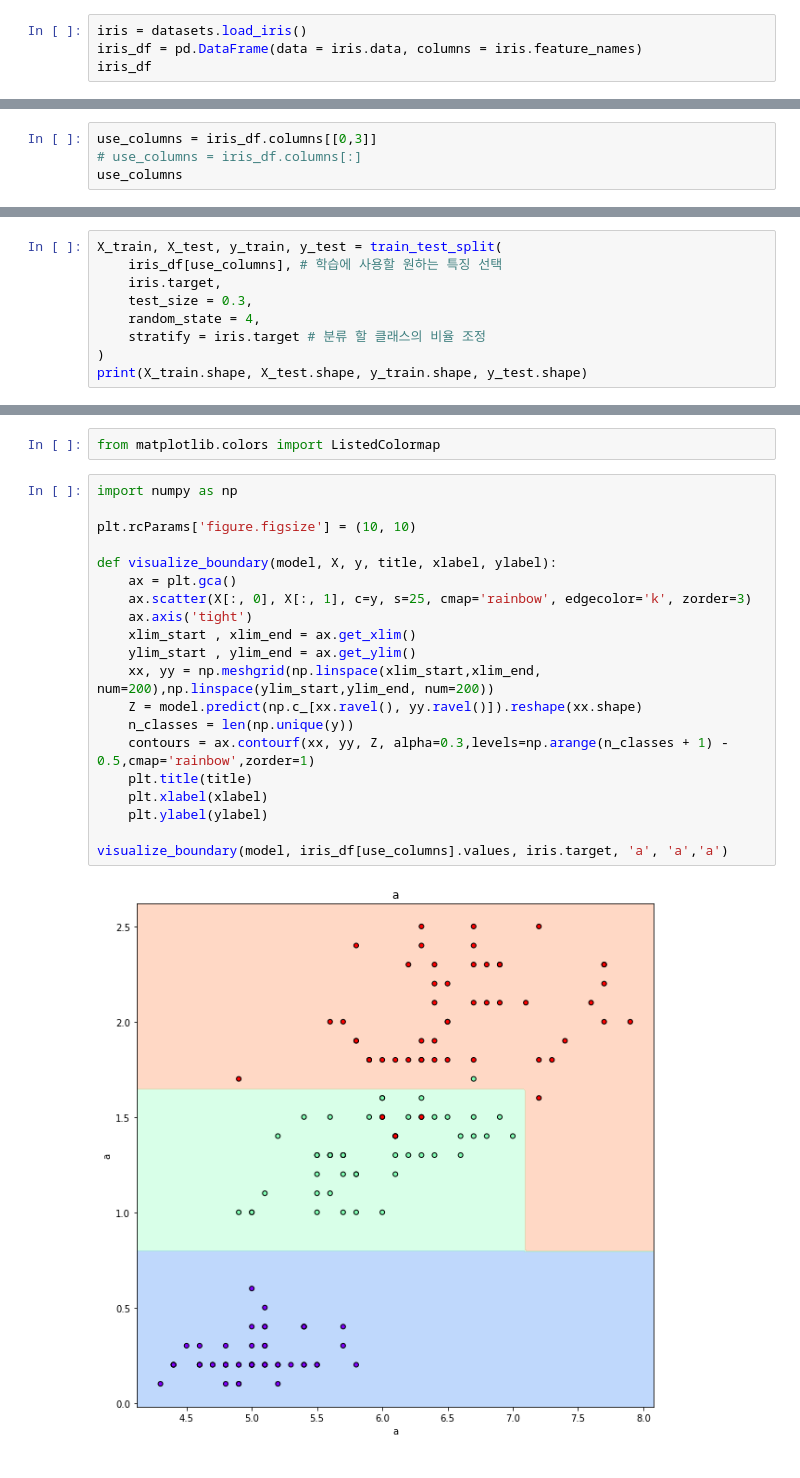
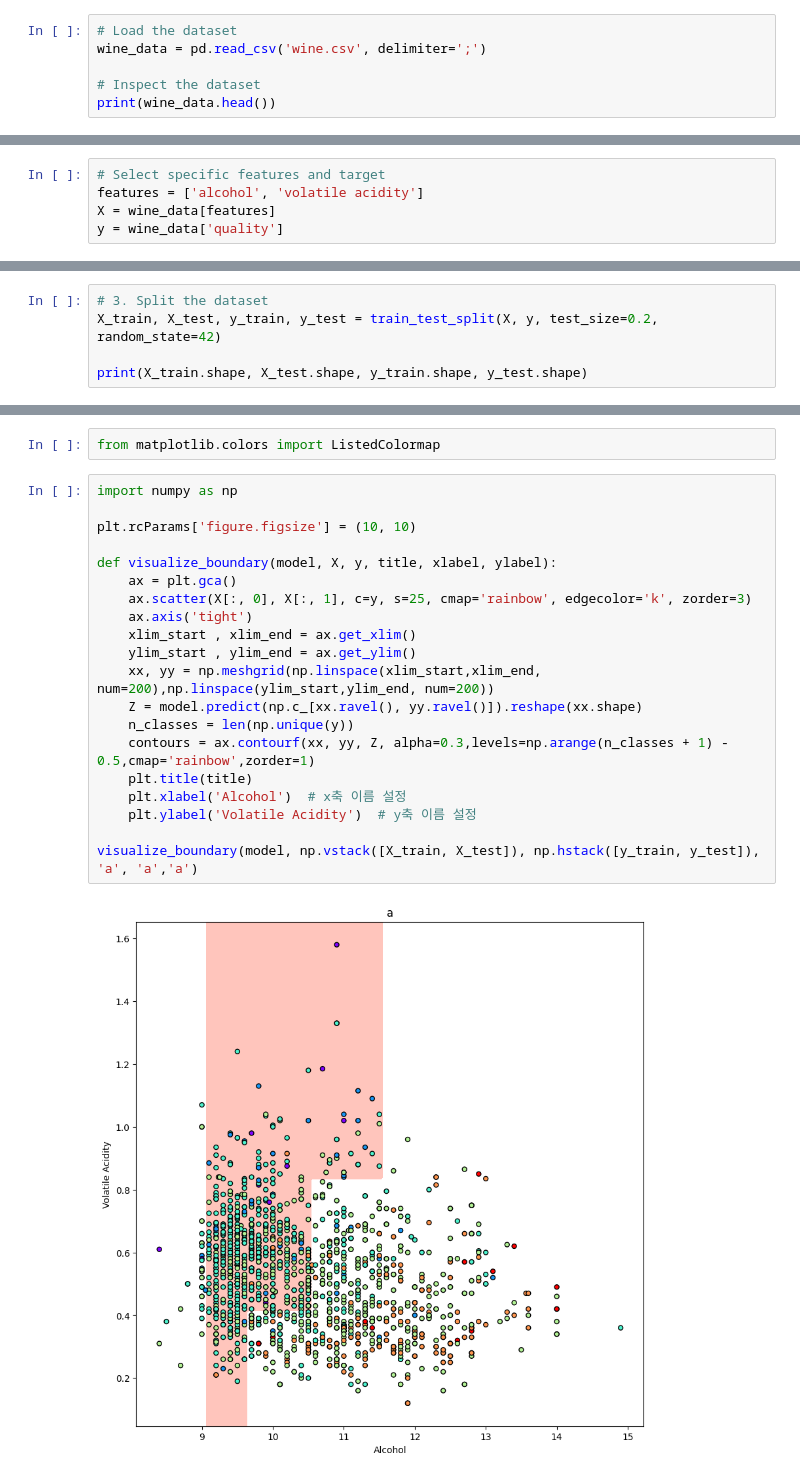
Before and after one commit to baskduf/machine-learning, a Jupyter notebook: DT.ipynb, the cells around one changed output, grey strips where cells are left out. Drawn from its saved outputs; the diff is of its cells as text.

```diff
--- a/DT.ipynb
+++ b/DT.ipynb
@@ -13,5 +11,7 @@ from sklearn import datasets
 # %%
-iris = datasets.load_iris()
-iris_df = pd.DataFrame(data = iris.data, columns = iris.feature_names)
-iris_df
+# Load the dataset
+wine_data = pd.read_csv('wine.csv', delimiter=';')
+
+# Inspect the dataset
+print(wine_data.head())
 # %% [output]
@@ -33,6 +40,7 @@ iris_df
 # %%
 from sklearn.model_selection._split import train_test_split
 # %%
-use_columns = iris_df.columns[[0,3]]
-# use_columns = iris_df.columns[:]
-use_columns
+# Select specific features and target
+features = ['alcohol', 'volatile acidity']
+X = wine_data[features]
+y = wine_data['quality']
@@ -41,10 +47,6 @@ Index(['sepal length (cm)', 'petal width (cm)'], dtype='object')
 # %%
-X_train, X_test, y_train, y_test = train_test_split(
-    iris_df[use_columns], # 학습에 사용할 원하는 특징 선택
-    iris.target,
-    test_size = 0.3,
-    random_state = 4,
-    stratify = iris.target # 분류 할 클래스의 비율 조정
-)
+# 3. Split the dataset
+X_train, X_test, y_train, y_test = train_test_split(X, y, test_size=0.2, random_state=42)
+
 print(X_train.shape, X_test.shape, y_train.shape, y_test.shape)
 # %% [output]
@@ -176,22 +190,22 @@ from matplotlib.colors import ListedColormap
 # %%
 import numpy as np
 
 plt.rcParams['figure.figsize'] = (10, 10)
 
 def visualize_boundary(model, X, y, title, xlabel, ylabel):
     ax = plt.gca()
     ax.scatter(X[:, 0], X[:, 1], c=y, s=25, cmap='rainbow', edgecolor='k', zorder=3)
     ax.axis('tight')
     xlim_start , xlim_end = ax.get_xlim()
     ylim_start , ylim_end = ax.get_ylim()
     xx, yy = np.meshgrid(np.linspace(xlim_start,xlim_end, num=200),np.linspace(ylim_start,ylim_end, num=200))
     Z = model.predict(np.c_[xx.ravel(), yy.ravel()]).reshape(xx.shape)
     n_classes = len(np.unique(y))
     contours = ax.contourf(xx, yy, Z, alpha=0.3,levels=np.arange(n_classes + 1) - 0.5,cmap='rainbow',zorder=1)
     plt.title(title)
-    plt.xlabel(xlabel)
-    plt.ylabel(ylabel)
+    plt.xlabel('Alcohol')  # x축 이름 설정
+    plt.ylabel('Volatile Acidity')  # y축 이름 설정
 
-visualize_boundary(model, iris_df[use_columns].values, iris.target, 'a', 'a','a')
+visualize_boundary(model, np.vstack([X_train, X_test]), np.hstack([y_train, y_test]), 'a', 'a','a')
 # %% [output]
-[figure, old version]
+[figure, new version]
```
Also changed, not shown: parts of 10 cells of this notebook.
